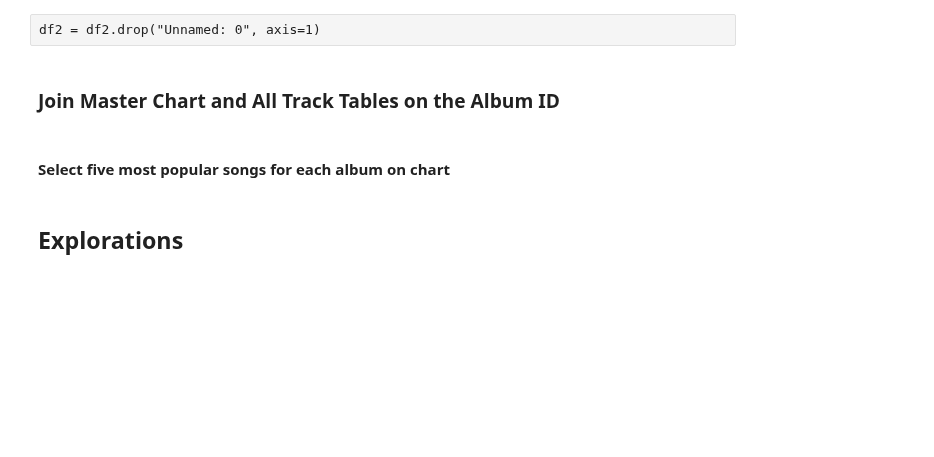
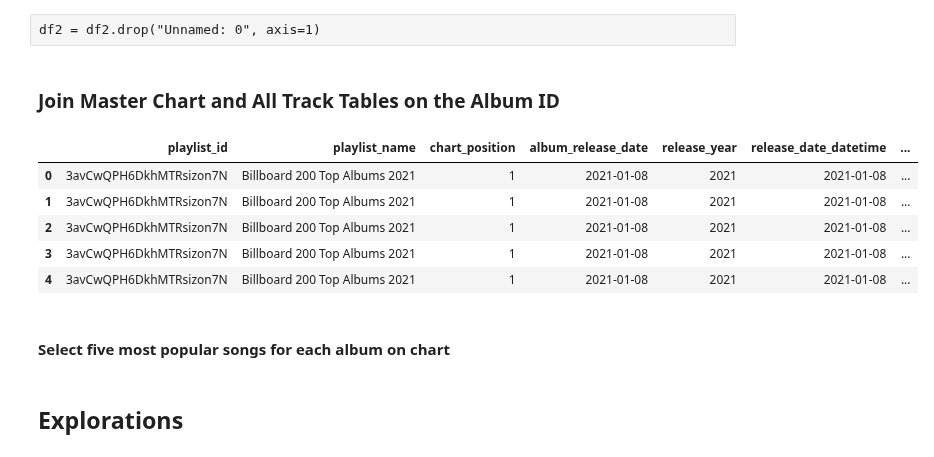
Before and after one commit to katieravenwood/Spotify-Five-Year-Analysis-Project, a Jupyter notebook: notebooks/ExploratoryAnalysis.ipynb, the cells around one changed output. Saved outputs shown, nothing was run; the diff lists cells and outputs as text; code cells hidden in the pictures; blank space fills up the shorter version.

```diff
--- a/notebooks/ExploratoryAnalysis.ipynb
+++ b/notebooks/ExploratoryAnalysis.ipynb
@@ -52,6 +68,14 @@ df3 = df2[["playlist_id", "playlist_name", "chart_position", "album_release_date
 ### Join Master Chart and All Track Tables on the Album ID
 # %%
 df4 = pd.merge(df3, df1, on='album_id')
+df4.head()
+# %% [output]
+|  | playlist_id | playlist_name | chart_position | album_release_date | release_year | release_date_datetime | ... |
+| 0 | 3avCwQPH6DkhMTRsizon7N | Billboard 200 Top Albums 2021 | 1 | 2021-01-08 | 2021 | 2021-01-08 | ... |
+| 1 | 3avCwQPH6DkhMTRsizon7N | Billboard 200 Top Albums 2021 | 1 | 2021-01-08 | 2021 | 2021-01-08 | ... |
+| 2 | 3avCwQPH6DkhMTRsizon7N | Billboard 200 Top Albums 2021 | 1 | 2021-01-08 | 2021 | 2021-01-08 | ... |
+| 3 | 3avCwQPH6DkhMTRsizon7N | Billboard 200 Top Albums 2021 | 1 | 2021-01-08 | 2021 | 2021-01-08 | ... |
+| 4 | 3avCwQPH6DkhMTRsizon7N | Billboard 200 Top Albums 2021 | 1 | 2021-01-08 | 2021 | 2021-01-08 | ... |
 # %%
 df4 = df4.drop("Unnamed: 0", axis=1)
 # %%
```
Also changed, not shown: parts of 40 cells of this notebook, 1 other file.
